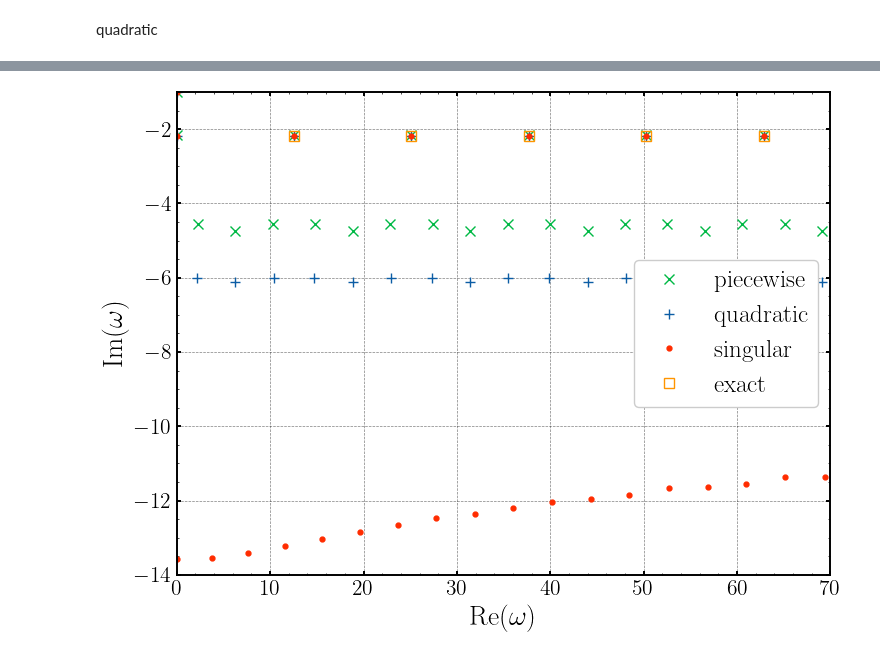
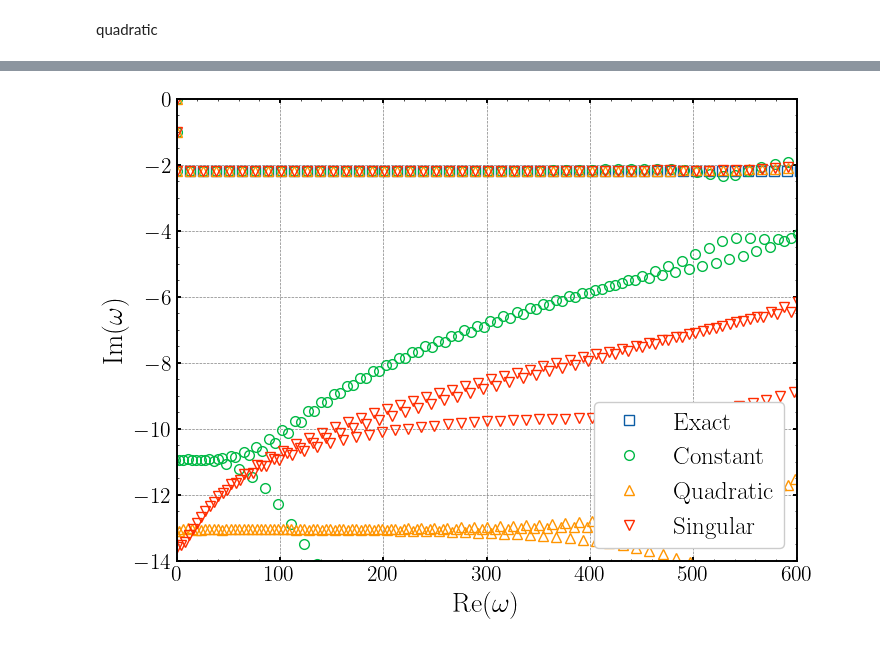
Before and after one commit to sararecondo/HPR-1D, a Jupyter notebook: rel_error_eign+eigv/1D-Figure-10.ipynb, the cells around one changed output, grey strips where cells are left out. Cells and saved outputs as stored; diff of their text form; code cells hidden in the pictures.

Commit message:
Some changes has been applied over different figures

```diff
--- a/rel_error_eign+eigv/1D-Figure-10.ipynb
+++ b/rel_error_eign+eigv/1D-Figure-10.ipynb
@@ -325,7 +325,7 @@ def get_exact_eigenpair(selected_index, Q, V, x_hat):
 # %% [markdown]
 quadratic
 # %%
-exact_omega = [None] * 5
-for j in np.arange(1, 6, 1):
+exact_omega = [None] * 100
+for j in np.arange(1, 101, 1):
     exact_omega[j-1] = get_exact_eigenvalue(j)
 # %%
@@ -384,21 +398,19 @@ for k in np.arange(solver.getConverged()):
 # %%
 sigma_0_singular=1
-# Initialize lists to store the approximated eigenpairs
-approx = [None, None, None, None, None]
-
-# Create mesh depending on h
-mesh = create_interval(MPI.COMM_WORLD, int((Lx + pml_thickness )/ h_i[0]), [0, Lx + pml_thickness])
 
 # Define PIECEWISE sigma function
 sigma_x=lambda x: sigma_0_singular/(Lx+pml_thickness-x[0])
+
 # Define solver for piecewise PML
-[solver, mesh, Q_, V_, dof_]=get_configured_problem(mesh, degree, sigma_x, target)
-for j in np.arange(0, 5,1):
+[solver_s, mesh, Q_, V_, dof_]=get_configured_problem(mesh, degree, sigma_x, target)
+nconv_s = min(solver_s.getConverged(), 100)
+approx=[None]*nconv_s
+for j in np.arange(0, nconv_s,1):
     # Get the approximated eigenpair
-    approx[j] = get_closest_eigenpair(solver, exact_omega[j])[0]
+    approx[j] = get_closest_eigenpair(solver_s, exact_omega[j])[0]
     print(approx[j])
 eigs_singular=[]
-vr, vi = solver.getOperators()[0].getVecs()
-for k in np.arange(solver.getConverged()):
-    eigs_singular.append(solver.getEigenpair(k, vr) * 1j)
+vr, vi = solver_s.getOperators()[0].getVecs()
+for k in np.arange(solver_s.getConverged()):
+    eigs_singular.append(solver_s.getEigenpair(k, vr) * 1j)
 # %% [output]
@@ -410,35 +434,36 @@ for k in np.arange(solver.getConverged()):
 # %%
 import numpy as np
 import matplotlib.pyplot as plt
 from mpl_toolkits.axes_grid1.inset_locator import inset_axes
 
 
 fig, ax = plt.subplots(figsize=(8,6))
 
 # Try to use the 'science' style; if it's not available, attempt to install SciencePlots,
 # otherwise fall back to a safe default style.
 
 
 # Plote principal
-ax.plot(np.real(eigs_piecewise), np.imag(eigs_piecewise), 'x', color=colors_list[1], label='piecewise')
-ax.plot(np.real(eigs_quadratic), np.imag(eigs_quadratic), marker='+',linestyle='none', markerfacecolor='none', color=colors_list[0], label='quadratic')
-ax.plot(np.real(eigs_singular), np.imag(eigs_singular), '.', color=colors_list[3], label='singular')
-ax.plot(np.real(exact_omega), np.imag(exact_omega), 's', markerfacecolor='none', color=colors_list[2], label='exact')
+ax.plot(np.real(exact_omega), np.imag(exact_omega), 's', markerfacecolor='none', color=colors_list[0], label='Exact')
+ax.plot(np.real(eigs_piecewise), np.imag(eigs_piecewise), 'o', markerfacecolor='none', color=colors_list[1], label='Constant')
+ax.plot(np.real(eigs_quadratic), np.imag(eigs_quadratic), marker='^',linestyle='none', markerfacecolor='none', color=colors_list[2], label='Quadratic')
+ax.plot(np.real(eigs_singular), np.imag(eigs_singular), 'v', markerfacecolor='none', color=colors_list[3], label='Singular')
+
 
 ax.set_xlabel(r'$\mathrm{Re}(\omega)$')
 ax.set_ylabel(r'$\mathrm{Im}(\omega)$')
 ax.grid(True)
 # ax.set_title(f'Spectrum for N={N}')
-plt.xlim([0,70])
-plt.ylim([-14, -1])
+plt.xlim([0,600])
+plt.ylim([-14, 0])
 
 
 # plt.ylim([-3.5, -1.5])
 # Sen rectángulo de zoom
-ax.legend(loc='center right')
-plt.tight_layout()
-plt.savefig(f"1D_bicapa_espectro_N_{N}_{case}.pdf", bbox_inches="tight")
+ax.legend(loc='lower right')
+# plt.tight_layout()
+plt.savefig(f"1D_bicapa_espectro_N_{N}_{configuration}.pdf", bbox_inches="tight")
 plt.show()
 # %% [output]
-[figure, old version]
+[figure, new version]
 # %%
```
Also changed, not shown: parts of 5 cells of this notebook, 2 other files.
